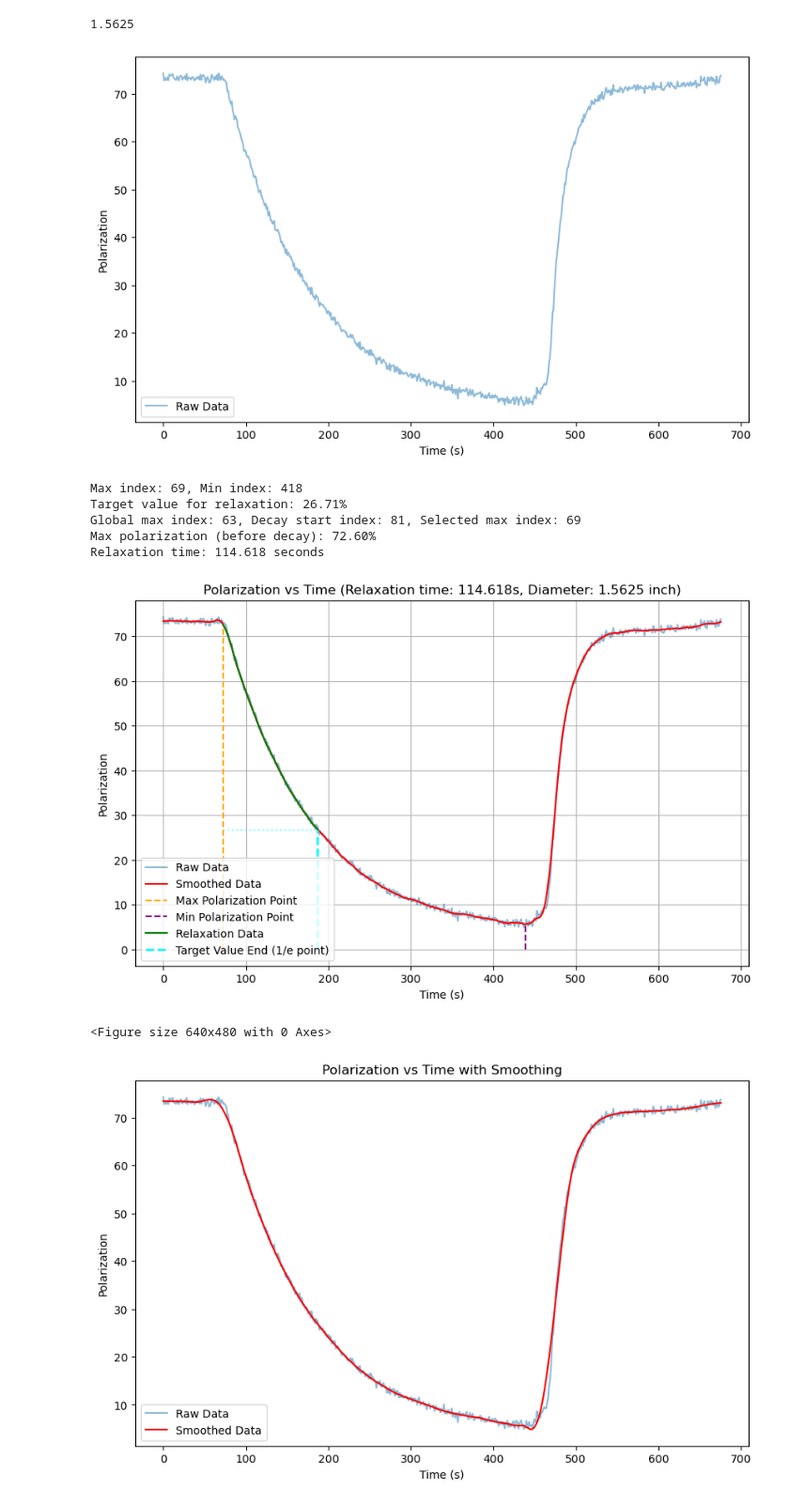
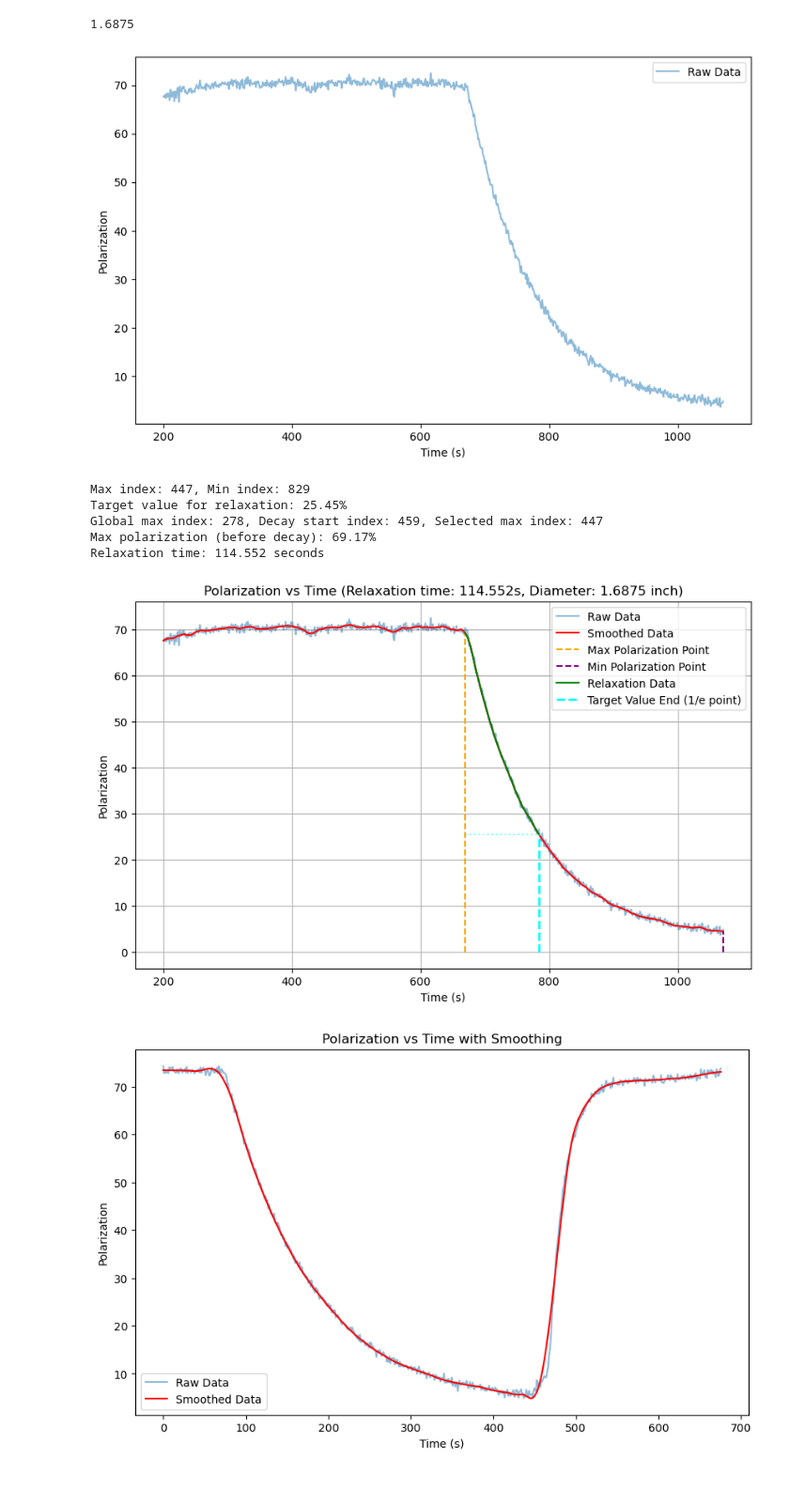
Before and after one commit to abhich2507/MEOP, a Jupyter notebook: relaxation_time.ipynb, the cells around one changed output. Shown at 94% size. Saved outputs shown, nothing was run; the diff lists cells and outputs as text; code cells hidden in the pictures.

Commit message:
final valid plots manually generated

```diff
--- a/relaxation_time.ipynb
+++ b/relaxation_time.ipynb
@@ -4,7 +4,7 @@ import matplotlib.pyplot as plt
 from scipy.signal import savgol_filter
 import numpy as np
 # %%
-file_path="/Users/snip/Documents/MEOP/Diameter runs for fitting/1_5625_trial.xlsx"
+file_path="/Users/snip/Documents/MEOP/Diameter runs for fitting/1_6875_trial.xlsx"
 df= pd.read_excel(file_path)
 name=file_path.split("/")
 name[-1]=name[-1].replace("_trial.xlsx","")
@@ -14,32 +14,32 @@ print(diameter)
 df.drop(columns=["Time - Voltage (Formula Result)","Polarization (%) - Voltage (Formula Result)"], inplace=True)
 df.rename(columns={"Time - Voltage (Formula Result).1":"time","Polarization (%) - Voltage (Formula Result).1":"polarization"}, inplace=True)
 # %% [output]
-1.5625
+1.6875
 # %%
 # Convert time string to seconds
 # Handle both "MM:SS" and "HH:MM:SS" formats
 def time_to_seconds(time_str):
     parts = str(time_str).split(':')
     if len(parts) == 2:  # MM:SS format
         return int(parts[0]) * 60 + float(parts[1])
     elif len(parts) == 3:  # HH:MM:SS format
         return int(parts[0]) * 3600 + int(parts[1]) * 60 + float(parts[2])
     else:
         return float(time_str)  # Already in seconds
 
 
 df["time"] = df["time"].apply(time_to_seconds)
 #rescale time to start from zero
 df["time"] = df["time"] - df["time"].min()
-# df=df[df["time"]>200].reset_index(drop=True)
+df=df[df["time"]>200].reset_index(drop=True)
 plt.figure(figsize=(10,6))
 plt.plot(df["time"], df["polarization"], label="Raw Data", alpha=0.5)
 plt.legend()
 plt.xlabel("Time (s)")
 plt.ylabel("Polarization")
 plt.show()
 # %% [output]
-[figure, old version]
+[figure, new version]
 # %%
 
 
@@ -98,11 +98,11 @@ print(f"Global max index: {global_max_index}, Decay start index: {decay_start_in
 print(f"Max polarization (before decay): {max_pol:.2f}%")
 print(f"Relaxation time: {relaxation_time:.3f} seconds")
 # %% [output]
-Max index: 69, Min index: 418
-Target value for relaxation: 26.71%
-Global max index: 63, Decay start index: 81, Selected max index: 69
-Max polarization (before decay): 72.60%
-Relaxation time: 114.618 seconds
+Max index: 447, Min index: 829
+Target value for relaxation: 25.45%
+Global max index: 278, Decay start index: 459, Selected max index: 447
+Max polarization (before decay): 69.17%
+Relaxation time: 114.552 seconds
 # %%
 plt.figure(figsize=(10,6))
 plt.plot(df["time"], df["polarization"], label="Raw Data", alpha=0.5)
@@ -125,12 +125,11 @@ plt.ylabel("Polarization")
 plt.title(f"Polarization vs Time (Relaxation time: {np.round(relaxation_time, 3)}s, Diameter: {diameter} inch)")
 plt.legend()
 plt.grid()
-plt.show()
+# plt.show()
 diameter=str(diameter).replace(".","_")
 plt.savefig(f"/Users/snip/Documents/MEOP/relaxation_plots/relaxation_time_plot_{diameter}.png", dpi=300)
 # %% [output]
-[figure, old version]
+[figure, new version]
-<Figure size 640x480 with 0 Axes>
 # %%
 plt.figure(figsize=(10,6))
 plt.plot(df["time"], df["polarization"], label="Raw Data", alpha=0.5)
```
Also changed, not shown: 4 other files.
